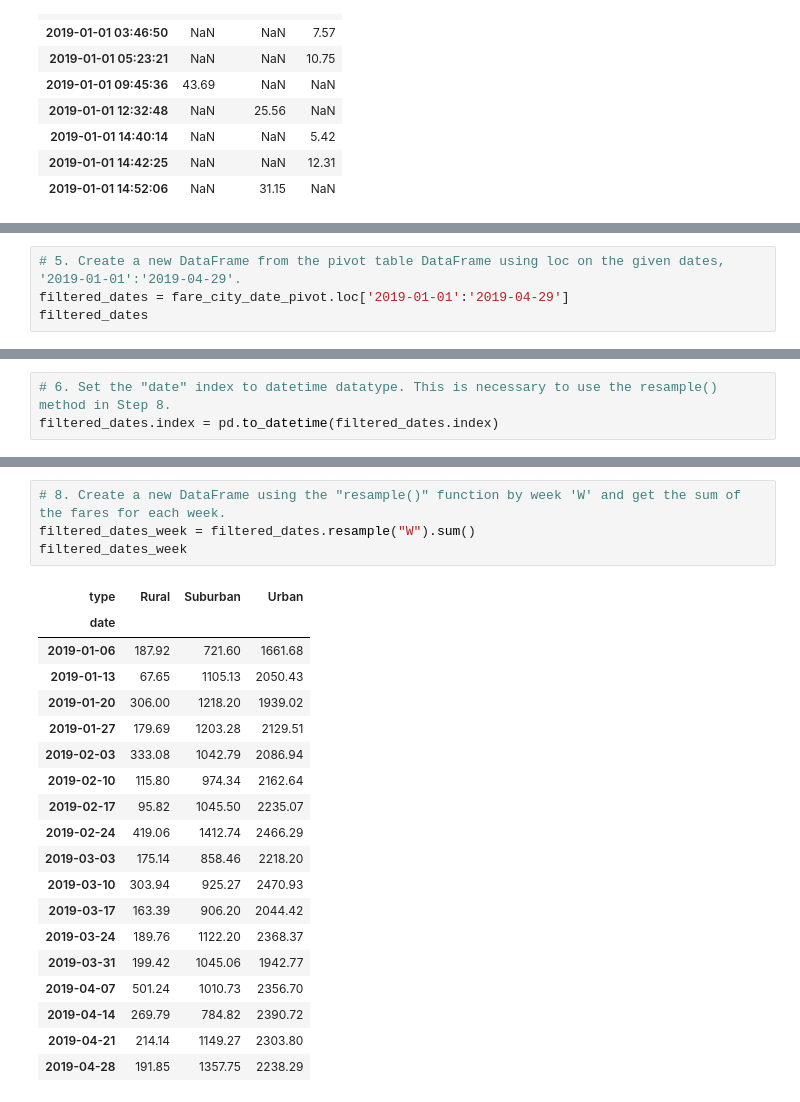
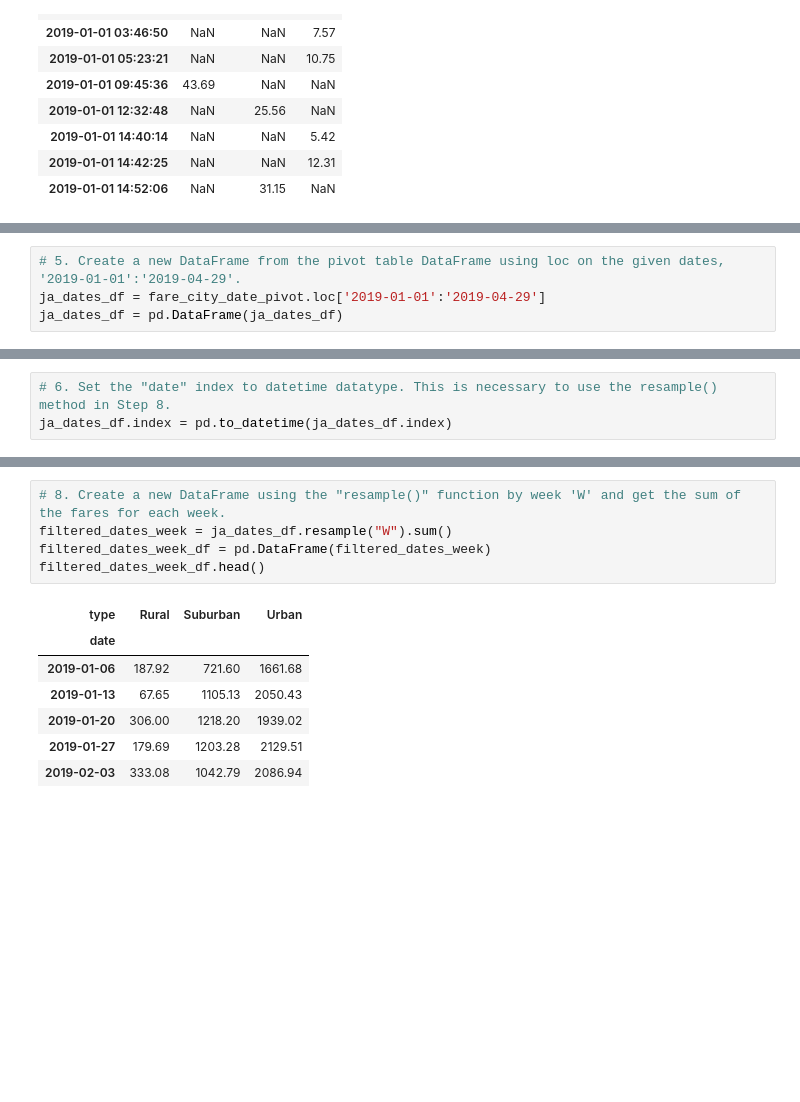
Before and after one commit to SJLewer/PyBer_Analysis, a Jupyter notebook: PyBer_Challenge.ipynb, the cells around one changed output, grey strips where cells are left out. Saved outputs shown, nothing was run; the diff lists cells and outputs as text; blank space fills up the shorter version.

```diff
--- a/PyBer_Challenge.ipynb
+++ b/PyBer_Challenge.ipynb
@@ -205,4 +209,4 @@ fare_city_date_pivot.head(10)
 # %%
 # 5. Create a new DataFrame from the pivot table DataFrame using loc on the given dates, '2019-01-01':'2019-04-29'.
-filtered_dates = fare_city_date_pivot.loc['2019-01-01':'2019-04-29']
-filtered_dates
+ja_dates_df = fare_city_date_pivot.loc['2019-01-01':'2019-04-29']
+ja_dates_df = pd.DataFrame(ja_dates_df)
@@ -224,5 +213,5 @@ filtered_dates
 # %%
 # 6. Set the "date" index to datetime datatype. This is necessary to use the resample() method in Step 8.
-filtered_dates.index = pd.to_datetime(filtered_dates.index)
+ja_dates_df.index = pd.to_datetime(ja_dates_df.index)
 # %%
 # 7. Check that the datatype for the index is datetime using df.info()
@@ -240,28 +229,17 @@ dtypes: float64(3)
 memory usage: 68.6 KB
 # %%
 # 8. Create a new DataFrame using the "resample()" function by week 'W' and get the sum of the fares for each week.
-filtered_dates_week = filtered_dates.resample("W").sum()
-filtered_dates_week
+filtered_dates_week = ja_dates_df.resample("W").sum()
+filtered_dates_week_df = pd.DataFrame(filtered_dates_week)
+filtered_dates_week_df.head()
 # %% [output]
 | type | Rural | Suburban | Urban |
 | date |  |  |  |
 | 2019-01-06 | 187.92 | 721.60 | 1661.68 |
 | 2019-01-13 | 67.65 | 1105.13 | 2050.43 |
 | 2019-01-20 | 306.00 | 1218.20 | 1939.02 |
 | 2019-01-27 | 179.69 | 1203.28 | 2129.51 |
 | 2019-02-03 | 333.08 | 1042.79 | 2086.94 |
-| 2019-02-10 | 115.80 | 974.34 | 2162.64 |
-| 2019-02-17 | 95.82 | 1045.50 | 2235.07 |
-| 2019-02-24 | 419.06 | 1412.74 | 2466.29 |
-| 2019-03-03 | 175.14 | 858.46 | 2218.20 |
-| 2019-03-10 | 303.94 | 925.27 | 2470.93 |
-| 2019-03-17 | 163.39 | 906.20 | 2044.42 |
-| 2019-03-24 | 189.76 | 1122.20 | 2368.37 |
-| 2019-03-31 | 199.42 | 1045.06 | 1942.77 |
-| 2019-04-07 | 501.24 | 1010.73 | 2356.70 |
-| 2019-04-14 | 269.79 | 784.82 | 2390.72 |
-| 2019-04-21 | 214.14 | 1149.27 | 2303.80 |
-| 2019-04-28 | 191.85 | 1357.75 | 2238.29 |
 # %%
 # 8. Using the object-oriented interface method, plot the resample DataFrame using the df.plot() function.
 
```
Also changed, not shown: parts of 4 cells of this notebook, 3 other files.
